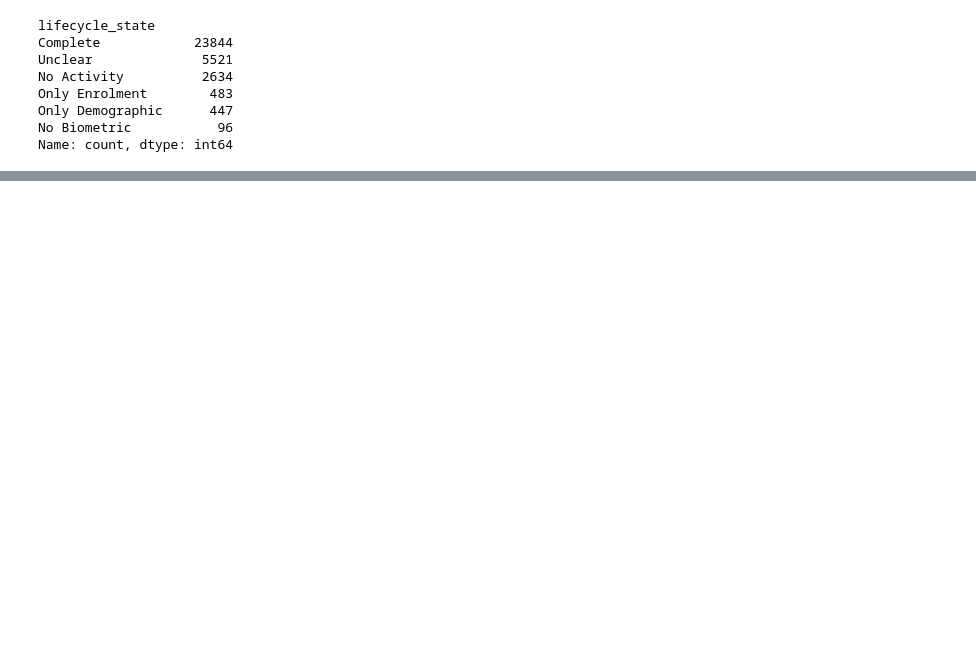
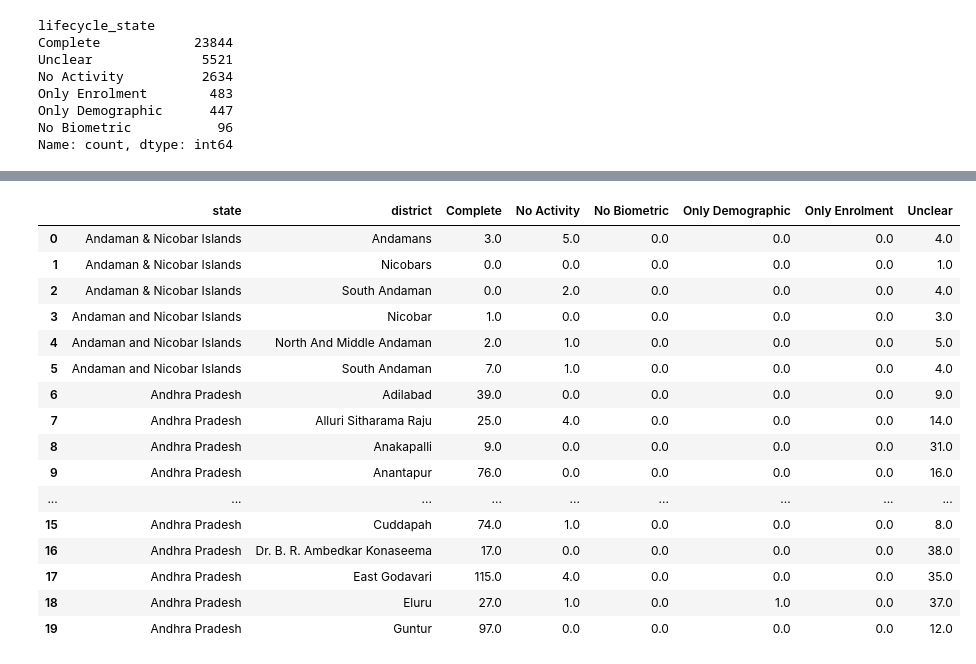
Before and after one commit to Innovatewithapple/aadhaar-lifecycle-analytics-, a Jupyter notebook: analysis.ipynb, the cells around one changed output, grey strips where cells are left out. Drawn from its saved outputs; the diff is of its cells as text; code cells hidden in the pictures; blank space fills up the shorter version.

```diff
--- a/analysis.ipynb
+++ b/analysis.ipynb
@@ -261,0 +266,32 @@ District_level_lifecycle.head(50)
+# %%
+District_level_lifecycle_sorted = (
+    District_level_lifecycle
+    .pivot_table(
+        index=["state","district"],
+        columns="lifecycle_state",
+        values="pincode_count",
+        fill_value=0
+    )
+    .reset_index()
+)
+# %%
+District_level_lifecycle_sorted.columns.name = None
+District_level_lifecycle_sorted.head(20)
+# %% [output]
+|  | state | district | Complete | No Activity | No Biometric | Only Demographic | Only Enrolment | Unclear |
+| 0 | Andaman & Nicobar Islands | Andamans | 3.0 | 5.0 | 0.0 | 0.0 | 0.0 | 4.0 |
+| 1 | Andaman & Nicobar Islands | Nicobars | 0.0 | 0.0 | 0.0 | 0.0 | 0.0 | 1.0 |
+| 2 | Andaman & Nicobar Islands | South Andaman | 0.0 | 2.0 | 0.0 | 0.0 | 0.0 | 4.0 |
+| 3 | Andaman and Nicobar Islands | Nicobar | 1.0 | 0.0 | 0.0 | 0.0 | 0.0 | 3.0 |
+| 4 | Andaman and Nicobar Islands | North And Middle Andaman | 2.0 | 1.0 | 0.0 | 0.0 | 0.0 | 5.0 |
+| 5 | Andaman and Nicobar Islands | South Andaman | 7.0 | 1.0 | 0.0 | 0.0 | 0.0 | 4.0 |
+| 6 | Andhra Pradesh | Adilabad | 39.0 | 0.0 | 0.0 | 0.0 | 0.0 | 9.0 |
+| 7 | Andhra Pradesh | Alluri Sitharama Raju | 25.0 | 4.0 | 0.0 | 0.0 | 0.0 | 14.0 |
+| 8 | Andhra Pradesh | Anakapalli | 9.0 | 0.0 | 0.0 | 0.0 | 0.0 | 31.0 |
+| 9 | Andhra Pradesh | Anantapur | 76.0 | 0.0 | 0.0 | 0.0 | 0.0 | 16.0 |
+| ... | ... | ... | ... | ... | ... | ... | ... | ... |
+| 15 | Andhra Pradesh | Cuddapah | 74.0 | 1.0 | 0.0 | 0.0 | 0.0 | 8.0 |
+| 16 | Andhra Pradesh | Dr. B. R. Ambedkar Konaseema | 17.0 | 0.0 | 0.0 | 0.0 | 0.0 | 38.0 |
+| 17 | Andhra Pradesh | East Godavari | 115.0 | 4.0 | 0.0 | 0.0 | 0.0 | 35.0 |
+| 18 | Andhra Pradesh | Eluru | 27.0 | 1.0 | 0.0 | 1.0 | 0.0 | 37.0 |
+| 19 | Andhra Pradesh | Guntur | 97.0 | 0.0 | 0.0 | 0.0 | 0.0 | 12.0 |
```
Also changed, not shown: parts of 23 cells of this notebook, 3 other files.
